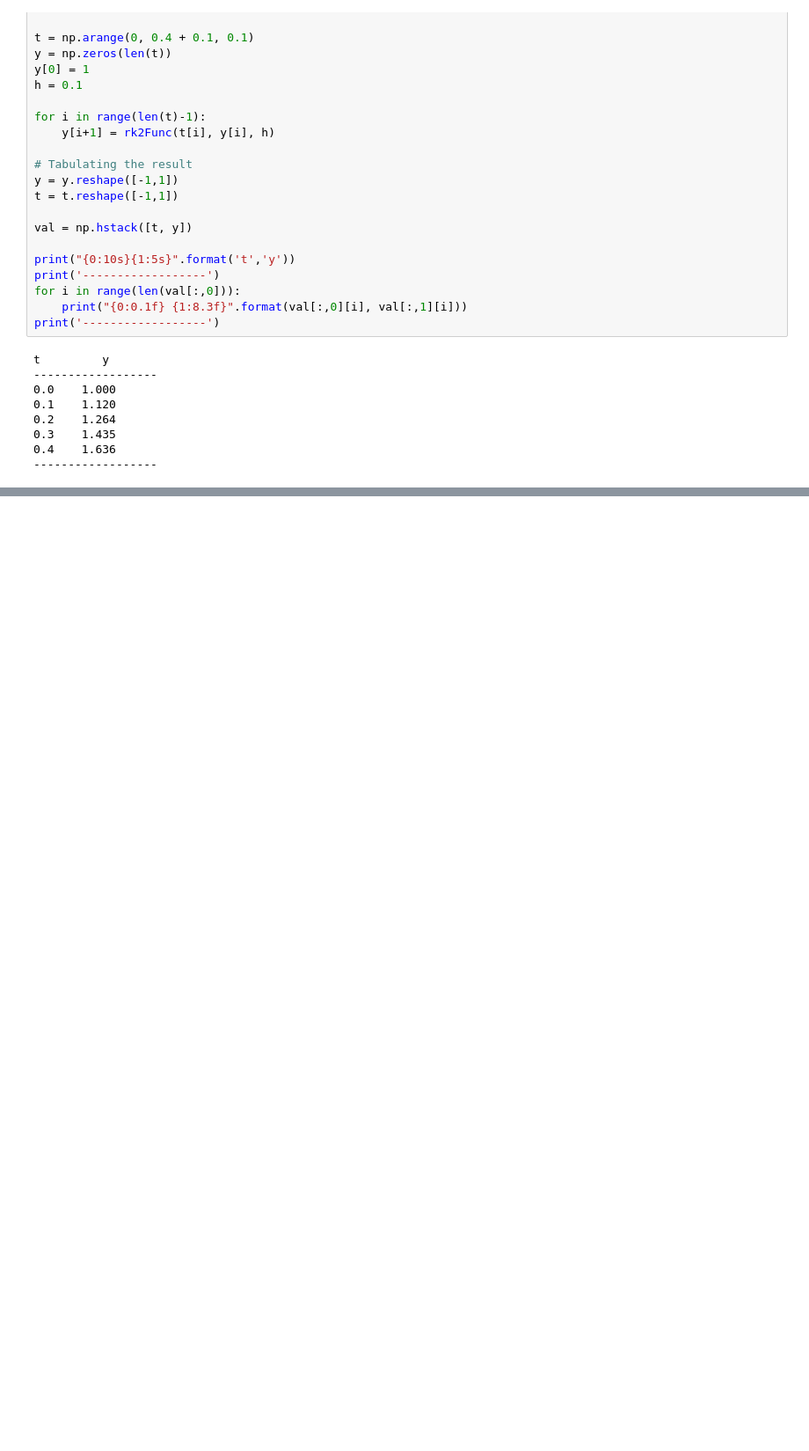
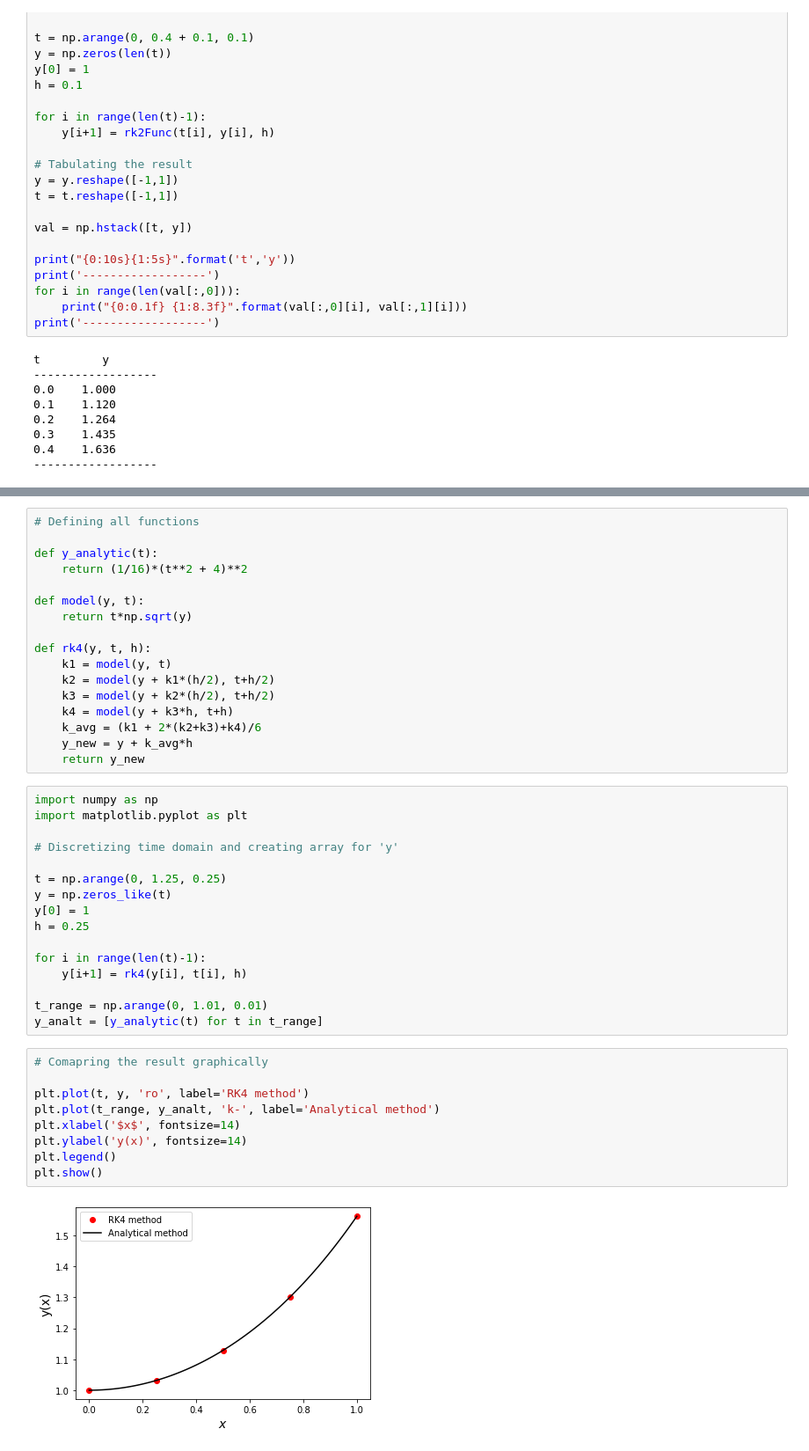
Before and after one commit to SubirSarkar2021/compulab.github.io, a Jupyter notebook: docs/sem3(2).ipynb, the cells around one changed output, grey strips where cells are left out. Shown at 88% size. Cells and saved outputs as stored; diff of their text form; blank space fills up the shorter version.

```diff
--- a/docs/sem3(2).ipynb
+++ b/docs/sem3(2).ipynb
@@ -212,0 +257,44 @@ t         y
+# %%
+# Defining all functions
+
+def y_analytic(t):
+    return (1/16)*(t**2 + 4)**2
+
+def model(y, t):
+    return t*np.sqrt(y)
+
+def rk4(y, t, h):
+	k1 = model(y, t)
+	k2 = model(y + k1*(h/2), t+h/2)
+	k3 = model(y + k2*(h/2), t+h/2)
+	k4 = model(y + k3*h, t+h)
+	k_avg = (k1 + 2*(k2+k3)+k4)/6
+	y_new = y + k_avg*h
+	return y_new
+# %%
+import numpy as np
+import matplotlib.pyplot as plt
+
+# Discretizing time domain and creating array for 'y'
+
+t = np.arange(0, 1.25, 0.25)
+y = np.zeros_like(t)
+y[0] = 1
+h = 0.25
+
+for i in range(len(t)-1):
+    y[i+1] = rk4(y[i], t[i], h)
+
+t_range = np.arange(0, 1.01, 0.01)
+y_analt = [y_analytic(t) for t in t_range]
+# %%
+# Comapring the result graphically
+
+plt.plot(t, y, 'ro', label='RK4 method')
+plt.plot(t_range, y_analt, 'k-', label='Analytical method')
+plt.xlabel('$x$', fontsize=14)
+plt.ylabel('y(x)', fontsize=14)
+plt.legend()
+plt.show()
+# %% [output]
+[figure, added]
```
Also changed, not shown: parts of 9 cells of this notebook, 8 other files.
